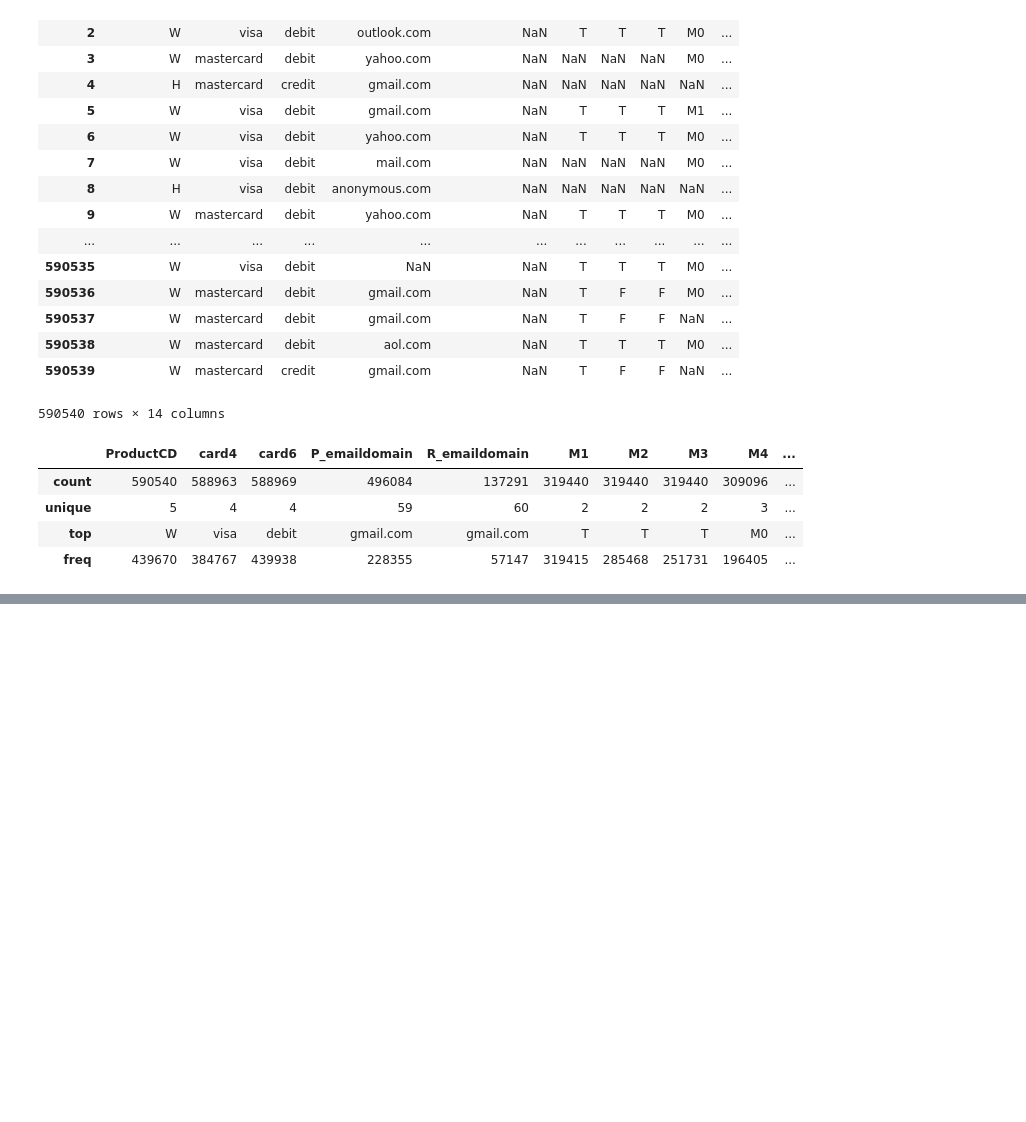
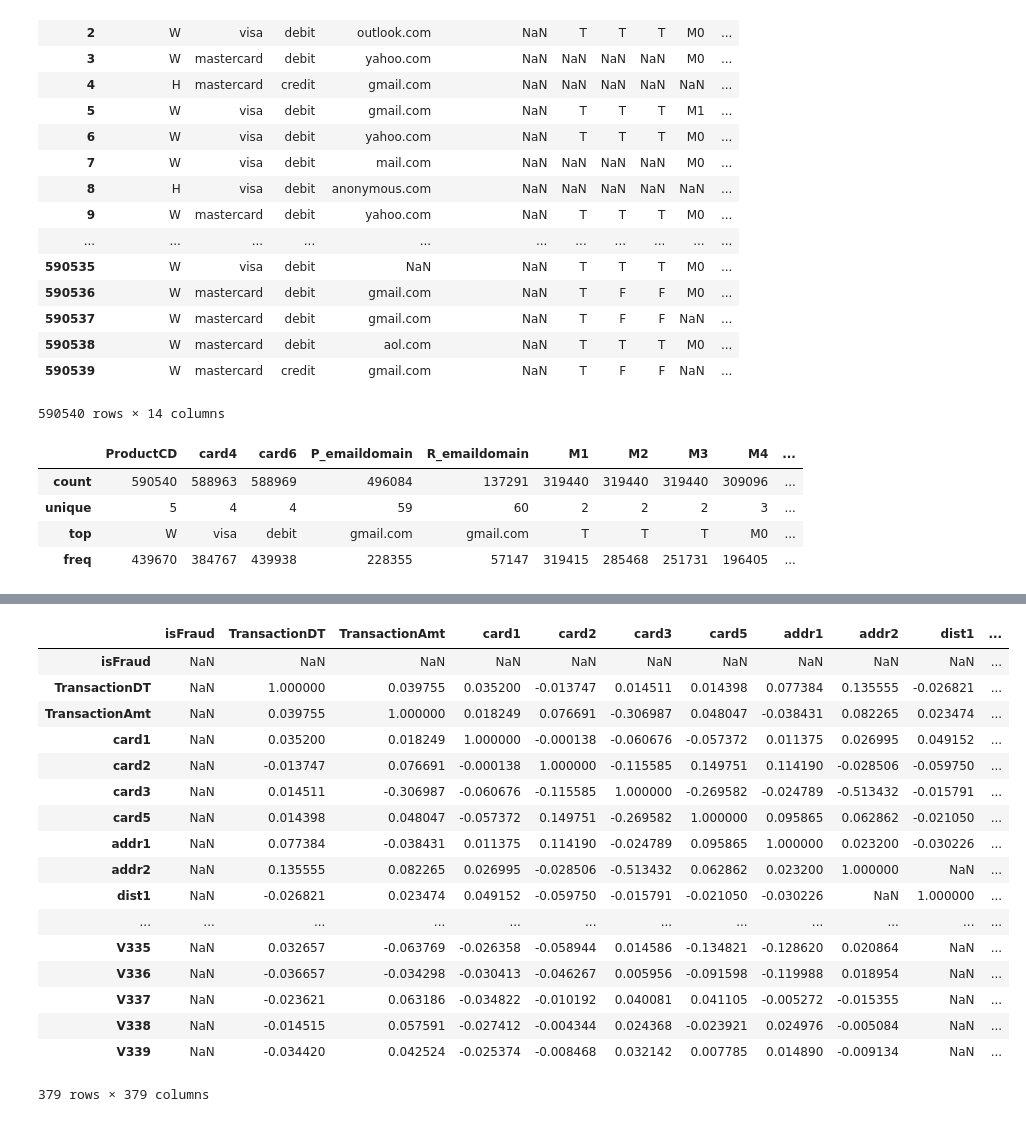
Before and after one commit to hw79chopin/Kaggle_Card_fraud_detection, a Jupyter notebook: Transaction data.ipynb, the cells around one changed output, grey strips where cells are left out. Cells and saved outputs as stored; diff of their text form; code cells hidden in the pictures; blank space fills up the shorter version.

```diff
--- a/Transaction data.ipynb
+++ b/Transaction data.ipynb
@@ -126,0 +179,21 @@ trns_fraud[trns_fraud.card1 == 13413]
+# %%
+trns_fraud.select_dtypes(exclude = 'category').drop('TransactionID', axis = 1).corr()
+# %% [output]
+|  | isFraud | TransactionDT | TransactionAmt | card1 | card2 | card3 | card5 | addr1 | addr2 | dist1 | ... |
+| isFraud | NaN | NaN | NaN | NaN | NaN | NaN | NaN | NaN | NaN | NaN | ... |
+| TransactionDT | NaN | 1.000000 | 0.039755 | 0.035200 | -0.013747 | 0.014511 | 0.014398 | 0.077384 | 0.135555 | -0.026821 | ... |
+| TransactionAmt | NaN | 0.039755 | 1.000000 | 0.018249 | 0.076691 | -0.306987 | 0.048047 | -0.038431 | 0.082265 | 0.023474 | ... |
+| card1 | NaN | 0.035200 | 0.018249 | 1.000000 | -0.000138 | -0.060676 | -0.057372 | 0.011375 | 0.026995 | 0.049152 | ... |
+| card2 | NaN | -0.013747 | 0.076691 | -0.000138 | 1.000000 | -0.115585 | 0.149751 | 0.114190 | -0.028506 | -0.059750 | ... |
+| card3 | NaN | 0.014511 | -0.306987 | -0.060676 | -0.115585 | 1.000000 | -0.269582 | -0.024789 | -0.513432 | -0.015791 | ... |
+| card5 | NaN | 0.014398 | 0.048047 | -0.057372 | 0.149751 | -0.269582 | 1.000000 | 0.095865 | 0.062862 | -0.021050 | ... |
+| addr1 | NaN | 0.077384 | -0.038431 | 0.011375 | 0.114190 | -0.024789 | 0.095865 | 1.000000 | 0.023200 | -0.030226 | ... |
+| addr2 | NaN | 0.135555 | 0.082265 | 0.026995 | -0.028506 | -0.513432 | 0.062862 | 0.023200 | 1.000000 | NaN | ... |
+| dist1 | NaN | -0.026821 | 0.023474 | 0.049152 | -0.059750 | -0.015791 | -0.021050 | -0.030226 | NaN | 1.000000 | ... |
+| ... | ... | ... | ... | ... | ... | ... | ... | ... | ... | ... | ... |
+| V335 | NaN | 0.032657 | -0.063769 | -0.026358 | -0.058944 | 0.014586 | -0.134821 | -0.128620 | 0.020864 | NaN | ... |
+| V336 | NaN | -0.036657 | -0.034298 | -0.030413 | -0.046267 | 0.005956 | -0.091598 | -0.119988 | 0.018954 | NaN | ... |
+| V337 | NaN | -0.023621 | 0.063186 | -0.034822 | -0.010192 | 0.040081 | 0.041105 | -0.005272 | -0.015355 | NaN | ... |
+| V338 | NaN | -0.014515 | 0.057591 | -0.027412 | -0.004344 | 0.024368 | -0.023921 | 0.024976 | -0.005084 | NaN | ... |
+| V339 | NaN | -0.034420 | 0.042524 | -0.025374 | -0.008468 | 0.032142 | 0.007785 | 0.014890 | -0.009134 | NaN | ... |
+379 rows × 379 columns
```
Also changed, not shown: parts of 11 cells of this notebook.
